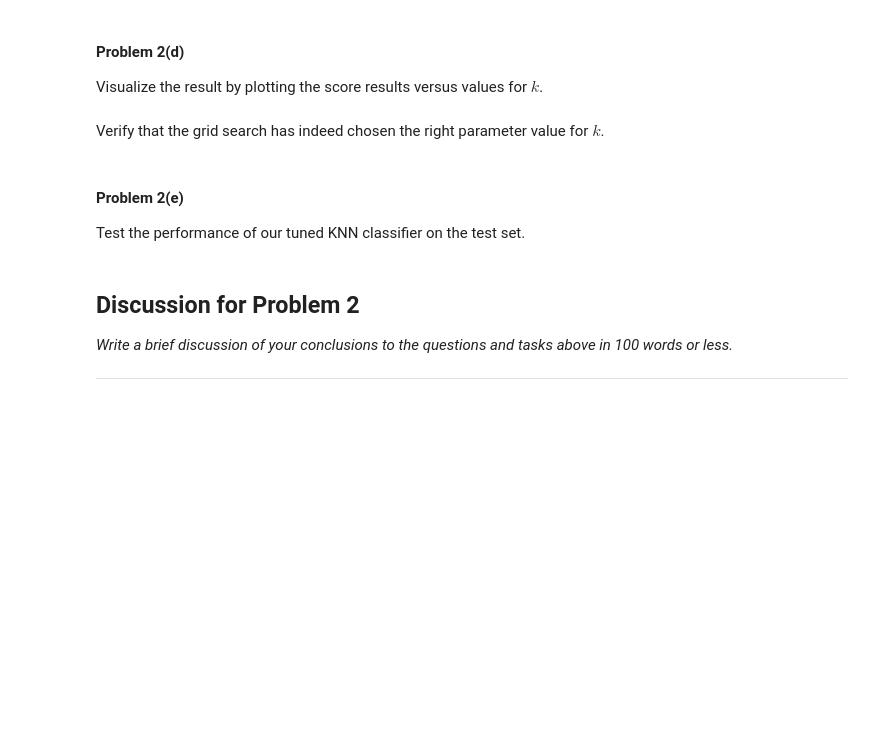
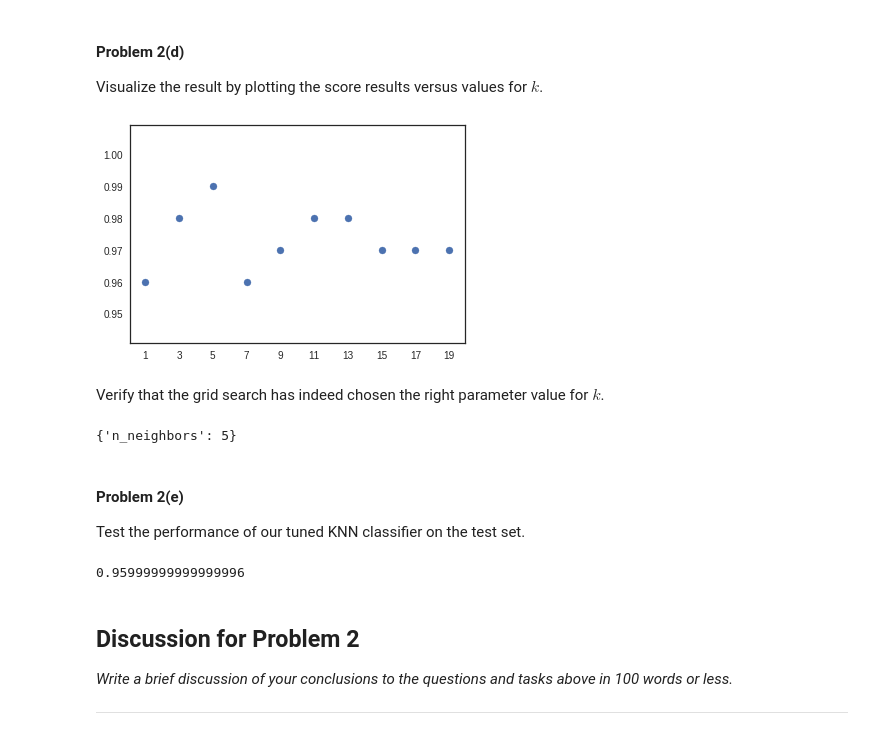
Before and after one commit to at-tran/CS109-assignments, a Jupyter notebook: Homework 3/HW3.ipynb, the cells around one changed output. Cells and saved outputs as stored; diff of their text form; code cells hidden in the pictures; blank space fills up the shorter version.

```diff
--- a/Homework 3/HW3.ipynb
+++ b/Homework 3/HW3.ipynb
@@ -221,0 +426,6 @@ In the lecture we discussed how to use cross validation to estimate the optimal
+# %%
+### Your code here ###
+clf = sklearn.model_selection.GridSearchCV(sklearn.neighbors.KNeighborsClassifier(),
+                                           {'n_neighbors': np.arange(1, 20, 2)},
+                                           cv=10)
+clf.fit(Xtrain_centered, Ytrain)
@@ -228,13 +445,27 @@ Visualize the result by plotting the score results versus values for $k$.
+# %%
+### Your code here ###
+# from matplotlib.ticker import MaxNLocator
+plt.scatter(np.arange(1, 20, 2), clf.cv_results_['mean_test_score'])
+plt.xticks(np.arange(1, 20, 2));
+# plt.gca().xaxis.set_major_locator(MaxNLocator(integer=True))
+# %% [output]
+[figure, added]
 # %% [markdown]
 Verify that the grid search has indeed chosen the right parameter value for $k$.
 # %%
 ### Your code here ###
+clf.best_params_
+# %% [output]
+{'n_neighbors': 5}
 # %% [markdown]
 #### Problem 2(e)
 
 Test the performance of our tuned KNN classifier on the test set.
 # %%
 ### Your code here ###
+clf.best_estimator_.score(scaler.transform(Xtest), Ytest)
+# %% [output]
+0.95999999999999996
 # %% [markdown]
 ## Discussion for Problem 2
 
```
Also changed, not shown: parts of 52 cells of this notebook, 18 other files.
